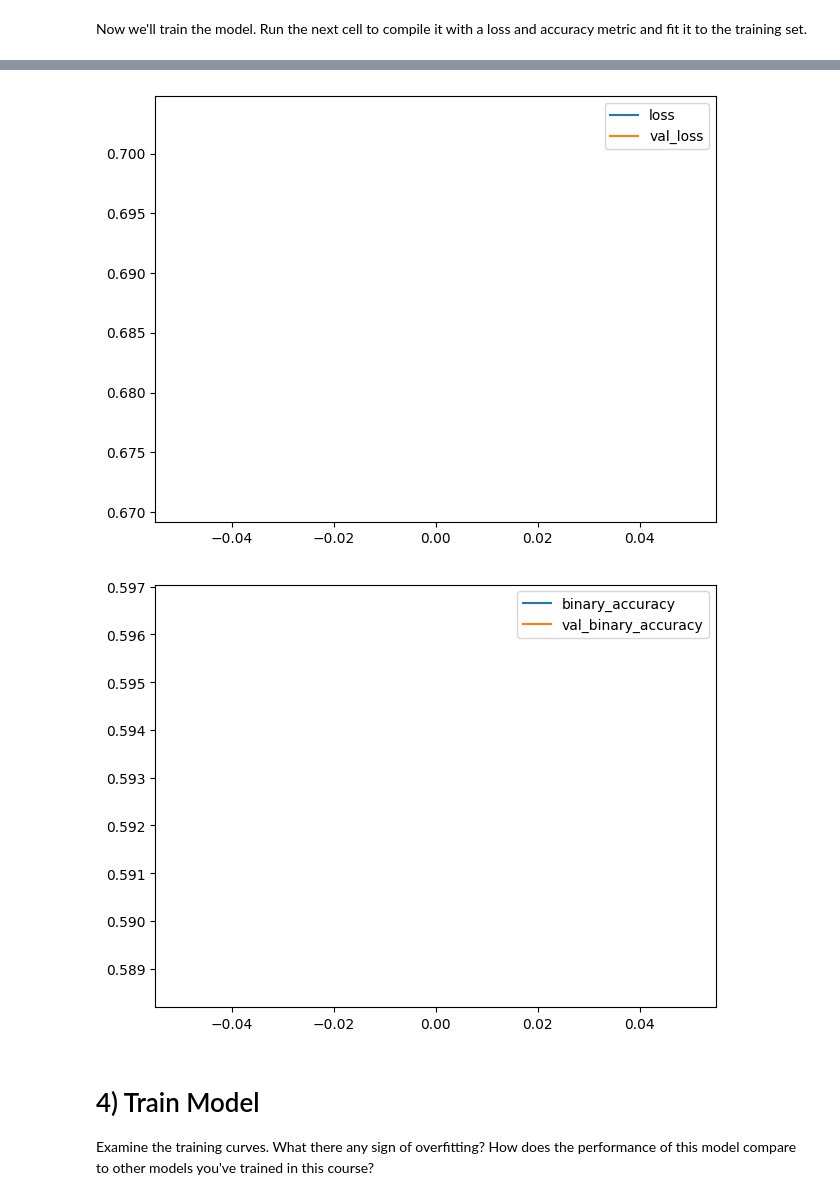
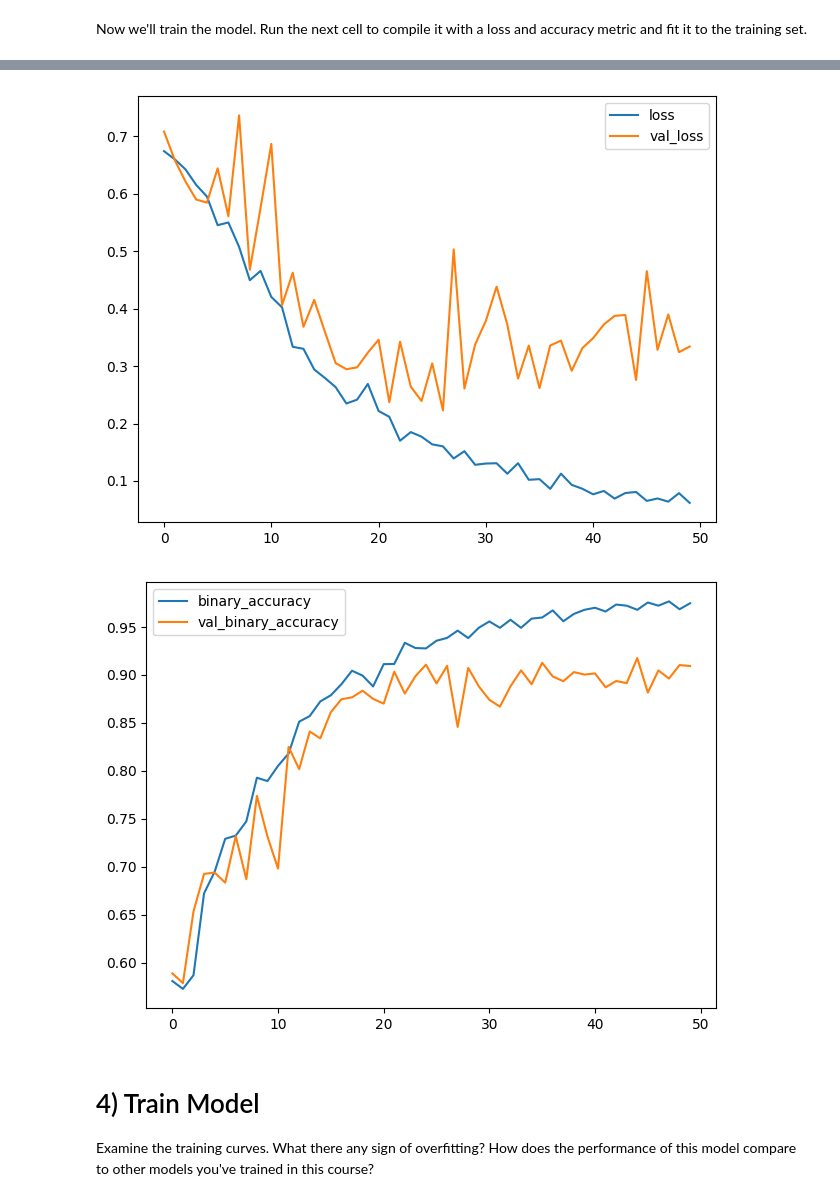
Before and after one commit to TheIvaniux/Computer-Vision, a Jupyter notebook: exercise-data-augmentation.ipynb, the cells around one changed output, grey strips where cells are left out. Drawn from its saved outputs; the diff is of its cells as text; code cells hidden in the pictures.

```diff
--- a/exercise-data-augmentation.ipynb
+++ b/exercise-data-augmentation.ipynb
@@ -229,7 +229,7 @@ model.compile(
 history = model.fit(
     ds_train,
     validation_data=ds_valid,
-    epochs=1,
+    epochs=50,
 )
 
 # Plot learning curves
@@ -242,5 +258,5 @@ history_frame.loc[:, ['binary_accuracy', 'val_binary_accuracy']].plot();
-[figure, old version]
+[figure, new version]
-[figure, old version]
+[figure, new version]
 # %% [markdown]
 # 4) Train Model #
 
```
Also changed, not shown: parts of 3 cells of this notebook.
